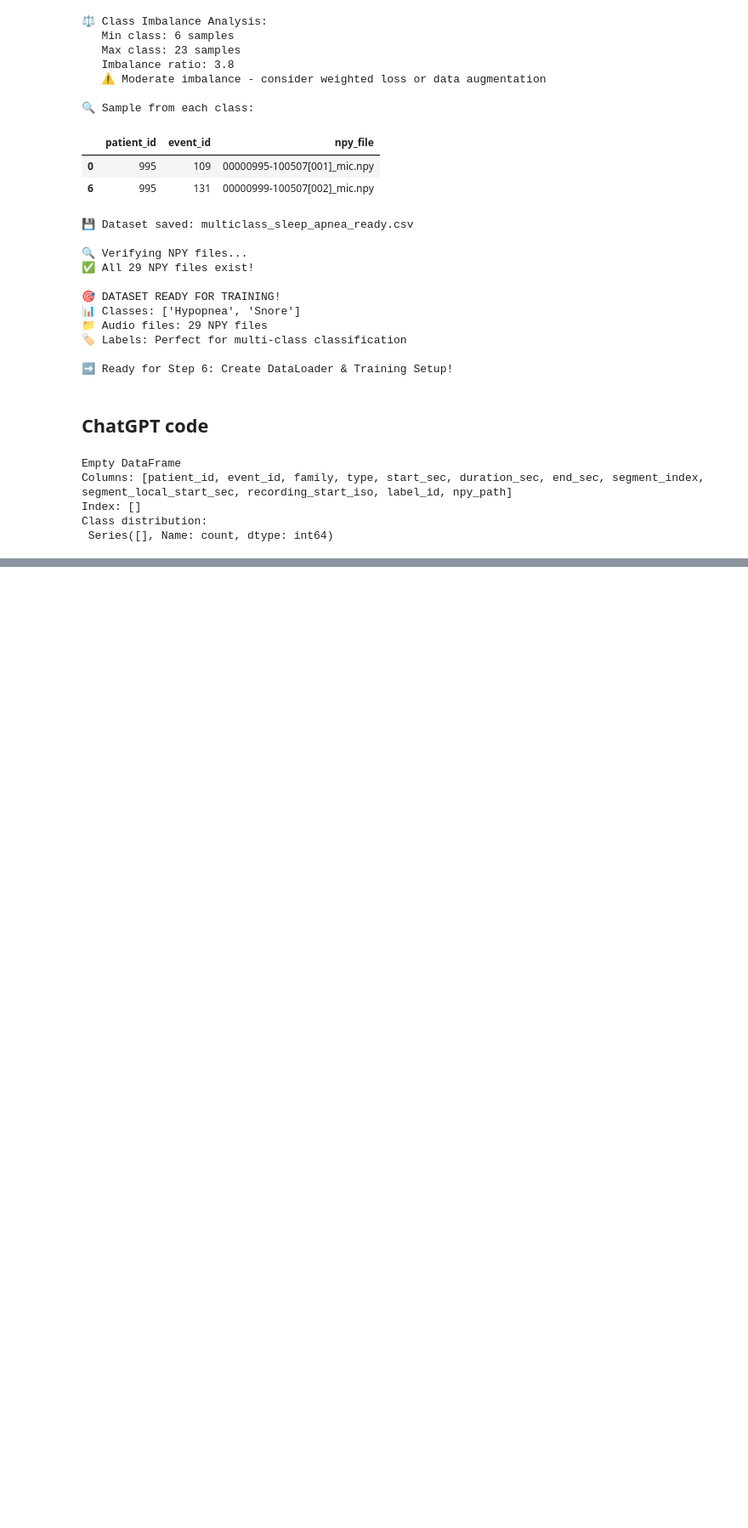
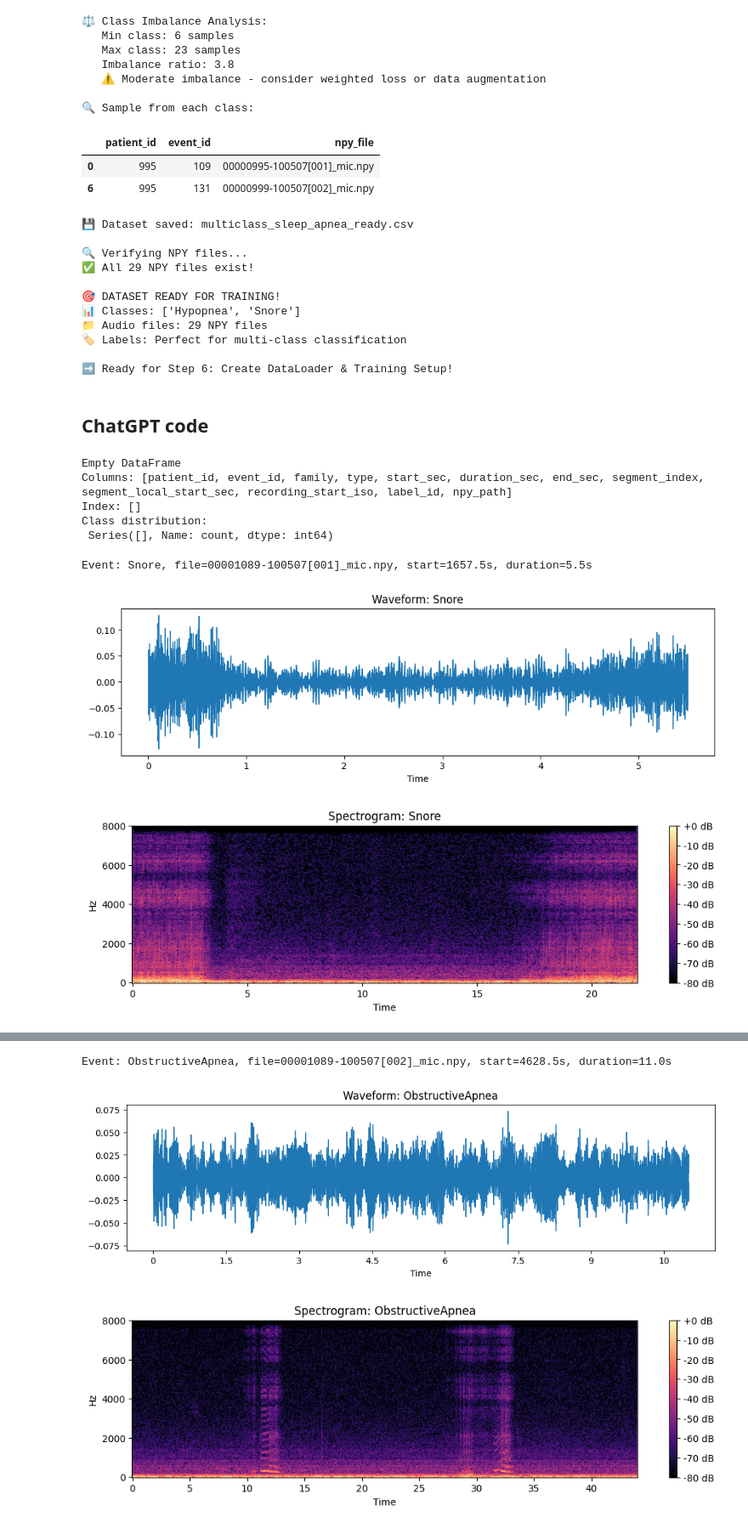
Before and after one commit to v89intern-superai/snore-apnea-analyze, a Jupyter notebook: EDF_RML/test_w_other_data.ipynb, the cells around one changed output, grey strips where cells are left out. Shown at 85% size. Drawn from its saved outputs; the diff is of its cells as text; code cells hidden in the pictures; blank space fills up the shorter version.

```diff
--- a/EDF_RML/test_w_other_data.ipynb
+++ b/EDF_RML/test_w_other_data.ipynb
@@ -487,3 +487,67 @@ def resolve_npy_path(npy_dir, patient_id, segment_index):
     if p.exists():
         return p
     return None
+# %%
+import numpy as np
+import pandas as pd
+import librosa, librosa.display
+import matplotlib.pyplot as plt
+from pathlib import Path
+import IPython.display as ipd
+
+# ==== CONFIG ====
+CSV_PATH = r"C:\V89\Snore_Apnea_Analyze\EDF_RML\data_csv\use_train\train\use_train_osa.csv"
+NPY_DIR = Path(r"C:\V89\data2\train_npy")
+TARGET_SR = 16000
+
+# โหลด csv
+df = pd.read_csv(CSV_PATH)
+
+def resolve_npy_path(patient_id, seg_index):
+    """สร้าง path ของไฟล์ npy จาก patient_id + segment_index"""
+    # บวก 1 ถ้าไฟล์จริงเริ่มที่ [001] ไม่ใช่ [000]
+    base = f"{int(patient_id):08d}-100507[{int(seg_index+1):03d}]_mic.npy"
+    return NPY_DIR / base
+
+
+def play_event(sample, sr=TARGET_SR):
+    """โหลด npy + slice ช่วง event ตาม start_sec/end_sec"""
+    npy_file = resolve_npy_path(sample["patient_id"], sample["segment_index"])
+    y = np.load(npy_file)
+
+    start = int(sample["segment_local_start_sec"] * sr)
+    end   = int((sample["segment_local_start_sec"] + sample["duration_sec"]) * sr)
+    seg = y[start:end]
+
+    print(f"Event: {sample['type']}, file={npy_file.name}, start={sample['start_sec']}s, duration={sample['duration_sec']}s")
+
+    # Plot waveform
+    plt.figure(figsize=(12,3))
+    librosa.display.waveshow(seg, sr=sr)
+    plt.title(f"Waveform: {sample['type']}")
+    plt.show()
+
+    # Plot spectrogram
+    D = librosa.stft(seg, n_fft=512, hop_length=128)
+    S_db = librosa.amplitude_to_db(np.abs(D), ref=np.max)
+    plt.figure(figsize=(12,3))
+    librosa.display.specshow(S_db, sr=sr, x_axis="time", y_axis="hz", cmap="magma")
+    plt.colorbar(format="%+2.0f dB")
+    plt.title(f"Spectrogram: {sample['type']}")
+    plt.show()
+
+    # ฟังเสียง
+    return ipd.Audio(seg, rate=sr)
+
+# ====== ตัวอย่าง: ฟังทีละ event type ======
+for label in ["Snore", "ObstructiveApnea"]:
+    if label not in df["type"].unique():
+        print(f"⚠️ No event type {label} in dataset")
+        continue
+    sample = df[df["type"] == label].sample(1).iloc[0]  # สุ่ม event
+    audio_widget = play_event(sample)
+    display(audio_widget)
+# %% [output]
+Event: Snore, file=00001089-100507[001]_mic.npy, start=1657.5s, duration=5.5s
+[figure, added]
+[figure, added]
@@ -489,0 +555,3 @@ def resolve_npy_path(npy_dir, patient_id, segment_index):
+Event: ObstructiveApnea, file=00001089-100507[002]_mic.npy, start=4628.5s, duration=11.0s
+[figure, added]
+[figure, added]
```
Also changed, not shown: parts of 3 cells of this notebook, 7 other files.
